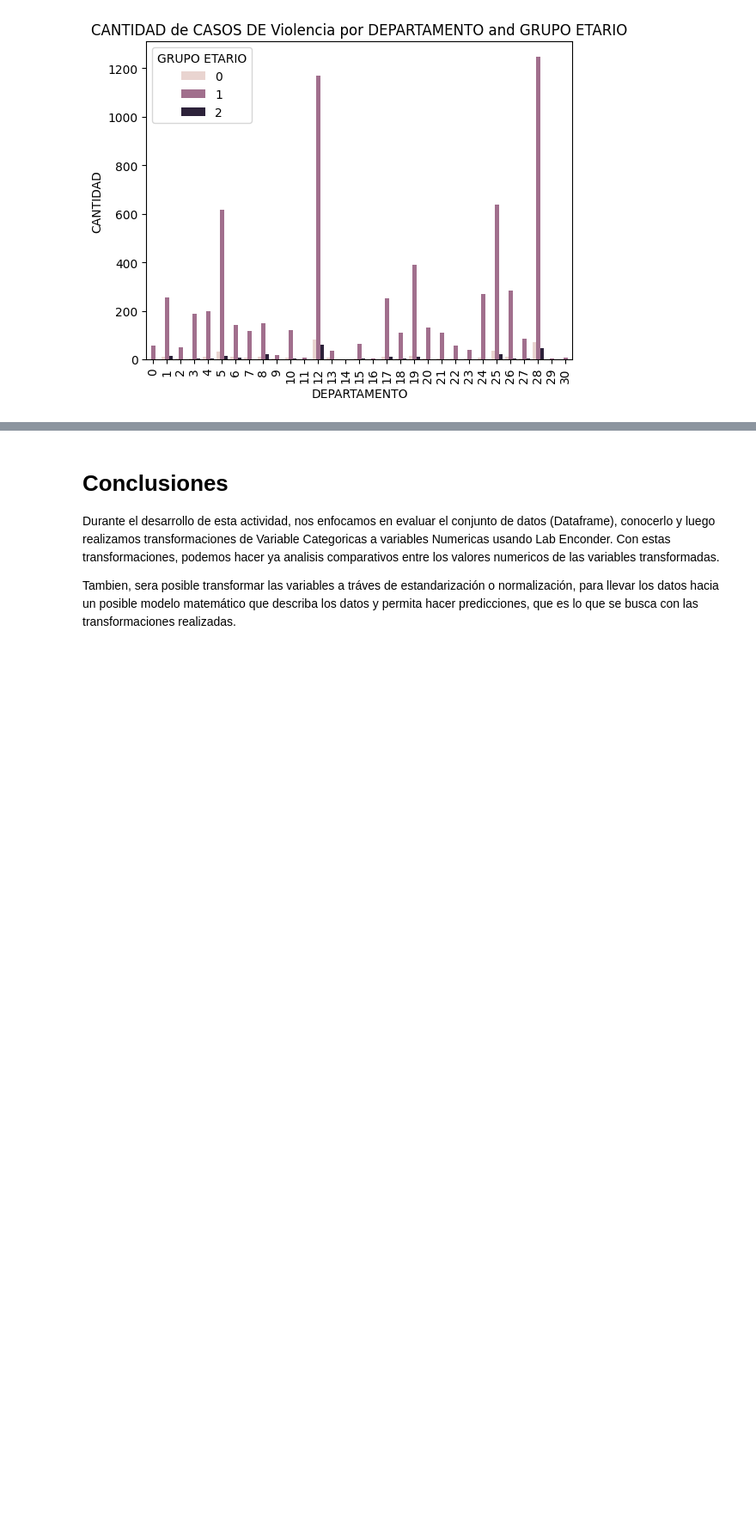
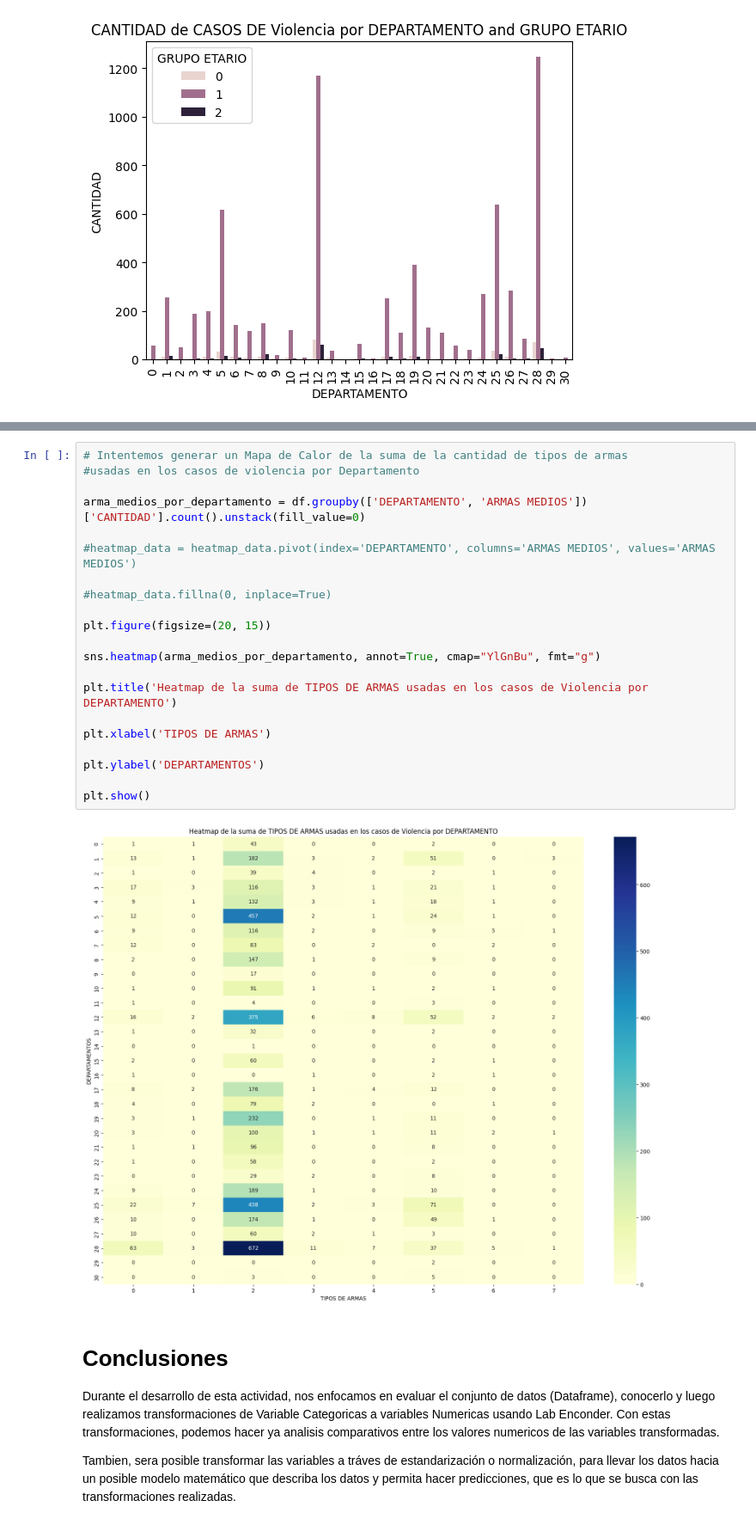
Before and after one commit to octagm/ia_2024, a Jupyter notebook: Preparacion_de_los_Datos_OGM.ipynb, the cells around one changed output, grey strips where cells are left out. Shown at 86% size. Drawn from its saved outputs; the diff is of its cells as text; blank space fills up the shorter version.

```diff
--- a/Preparacion_de_los_Datos_OGM.ipynb
+++ b/Preparacion_de_los_Datos_OGM.ipynb
@@ -534,6 +537,29 @@ plt.ylabel('Tipo de Armas Medios')
 plt.show()
 # %% [output]
 [figure]
+# %%
+# Intentemos generar un Mapa de Calor de la suma de la cantidad de tipos de armas
+#usadas en los casos de violencia por Departamento
+
+arma_medios_por_departamento = df.groupby(['DEPARTAMENTO', 'ARMAS MEDIOS'])['CANTIDAD'].count().unstack(fill_value=0)
+
+#heatmap_data = heatmap_data.pivot(index='DEPARTAMENTO', columns='ARMAS MEDIOS', values='ARMAS MEDIOS')
+
+#heatmap_data.fillna(0, inplace=True)
+
+plt.figure(figsize=(20, 15))
+
+sns.heatmap(arma_medios_por_departamento, annot=True, cmap="YlGnBu", fmt="g")
+
+plt.title('Heatmap de la suma de TIPOS DE ARMAS usadas en los casos de Violencia por DEPARTAMENTO')
+
+plt.xlabel('TIPOS DE ARMAS')
+
+plt.ylabel('DEPARTAMENTOS')
+
+plt.show()
+# %% [output]
+[figure, added]
 # %% [markdown]
 # Conclusiones
 Durante el desarrollo de esta actividad, nos enfocamos en evaluar el conjunto de datos (Dataframe), conocerlo y luego realizamos  transformaciones de Variable Categoricas a  variables Numericas usando Lab Enconder. Con estas transformaciones, podemos hacer ya analisis comparativos entre los valores numericos de las variables transformadas.
```
Also changed, not shown: parts of 1 cell of this notebook.
